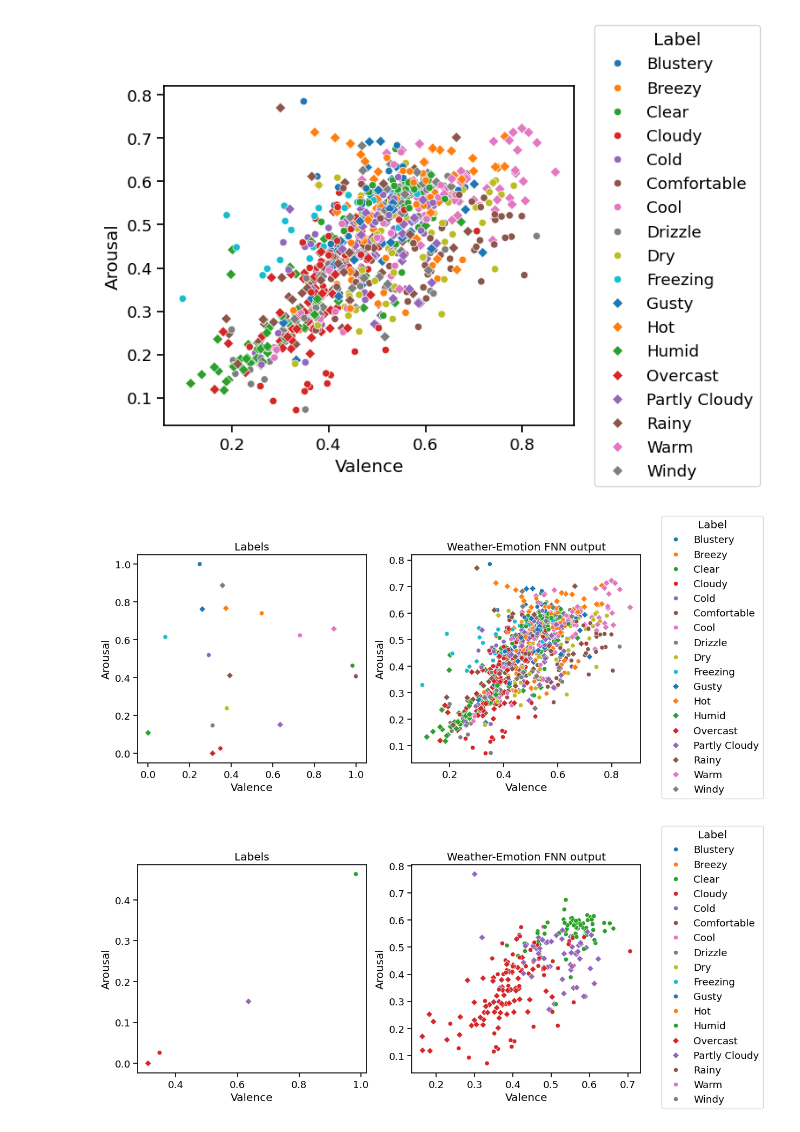
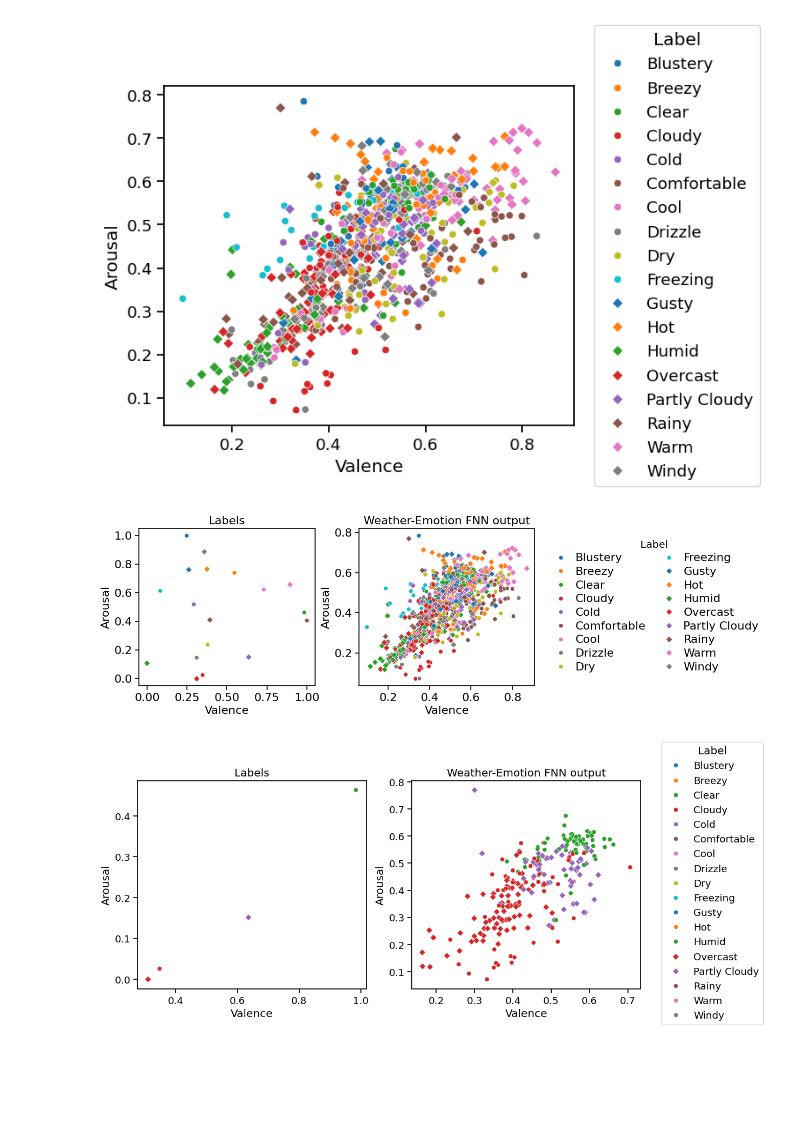
Before and after one commit to takeshi4126/weather_music_evo26, a Jupyter notebook: src/3.1-WeatherEmotionFNN.ipynb, the cells around one changed output. Cells and saved outputs as stored; diff of their text form; code cells hidden in the pictures; blank space fills up the shorter version.

```diff
--- a/src/3.1-WeatherEmotionFNN.ipynb
+++ b/src/3.1-WeatherEmotionFNN.ipynb
@@ -414,10 +414,40 @@ va_scatter(y_train_pred_df)
 va_scatter(y_test_pred_df)
 # %% [output]
 [figure]
-# %%
-va_scatter2(label_set_df, y_test_pred_df, ['Labels', 'Weather-Emotion FNN output'])
-# %% [output]
-[figure, removed]
+# %%
+# va_scatter2(label_set_df, y_test_pred_df, ['Labels', 'Weather-Emotion FNN output'])
+
+df1 = label_set_df
+df2 = y_test_pred_df
+titles = ['Labels', 'Weather-Emotion FNN output']
+fig, axes = plt.subplots(1, 2, figsize=(10, 4))
+plt.subplots_adjust(wspace=0.25)
+sns.scatterplot(df1, x='Valence', y='Arousal', hue='weather_word', style='weather_word', palette=palette, hue_order=hue_order, markers=markers, ax=axes[0])
+sns.scatterplot(df2, x='Valence', y='Arousal', hue='weather_word', style='weather_word', palette=palette, hue_order=hue_order, markers=markers, ax=axes[1])
+
+# タイトル・軸ラベルを設定（フォントサイズ拡大）
+for ax, title in zip(axes, titles):
+    ax.set_title(title, fontsize=18, fontweight='bold')
+    ax.set_xlabel('Valence', fontsize=16)
+    ax.set_ylabel('Arousal', fontsize=16)
+    ax.tick_params(axis='both', labelsize=16)  # 軸目盛のフォントサイズ
+
+# ax.legend(title="Label", bbox_to_anchor=(1.05, 0.5), loc='center left', borderaxespad=0.)
+axes[0].set_title(titles[0], fontsize=16)
+axes[1].set_title(titles[1], fontsize=16)
+handles, labels = axes[1].get_legend_handles_labels()
+axes[0].legend_.remove()
+axes[1].legend_.remove()
+leg = fig.legend(handles, labels, title='Label',
+                 loc='center left', bbox_to_anchor=(0.92, 0.5),
+                 ncol=2, frameon=False, borderaxespad=0.,
+                 handletextpad=0.3,   # ← ドットと文字の間隔
+                 columnspacing=1.0,   # ← 列間の間隔
+                 labelspacing=0.3,    # ← 行間の間隔
+                 fontsize=16)
+# fig.tight_layout(rect=(0, 0, 0.82, 1))
+# %% [output]
+[figure, added]
 # %%
 # Display the cloud related words only.
 
```
Also changed, not shown: parts of 3 cells of this notebook, 44 other files.
